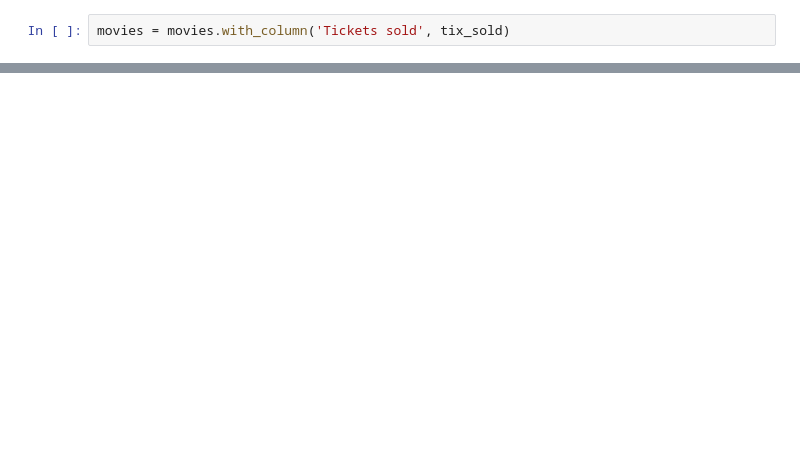
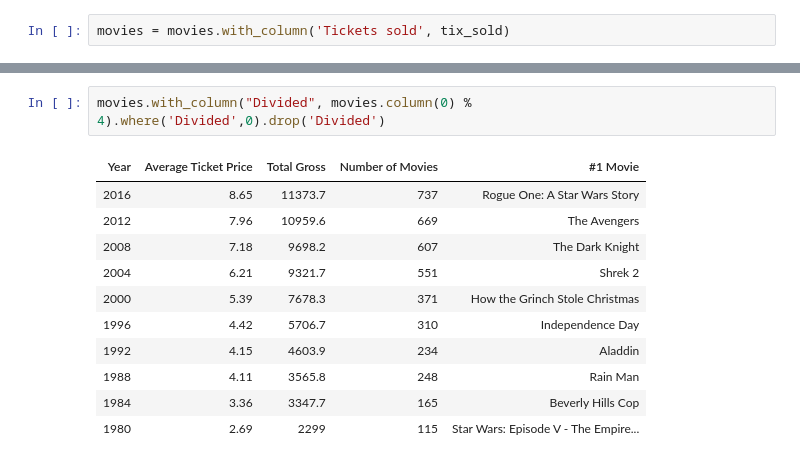
Before and after one commit to AUP-CS2065/lecture, a Jupyter notebook: lec02.ipynb, the cells around one changed output, grey strips where cells are left out. Cells and saved outputs as stored; diff of their text form; blank space fills up the shorter version.

```diff
--- a/lec02.ipynb
+++ b/lec02.ipynb
@@ -439,0 +769,14 @@ movies.take(np.arange(2, 5))
+# %%
+movies.with_column("Divided", movies.column(0) % 4).where('Divided',0).drop('Divided')
+# %% [output]
+| Year | Average Ticket Price | Total Gross | Number of Movies | #1 Movie |
+| 2016 | 8.65 | 11373.7 | 737 | Rogue One: A Star Wars Story |
+| 2012 | 7.96 | 10959.6 | 669 | The Avengers |
+| 2008 | 7.18 | 9698.2 | 607 | The Dark Knight |
+| 2004 | 6.21 | 9321.7 | 551 | Shrek 2 |
+| 2000 | 5.39 | 7678.3 | 371 | How the Grinch Stole Christmas |
+| 1996 | 4.42 | 5706.7 | 310 | Independence Day |
+| 1992 | 4.15 | 4603.9 | 234 | Aladdin |
+| 1988 | 4.11 | 3565.8 | 248 | Rain Man |
+| 1984 | 3.36 | 3347.7 | 165 | Beverly Hills Cop |
+| 1980 | 2.69 | 2299 | 115 | Star Wars: Episode V - The Empire... |
```
Also changed, not shown: parts of 89 cells of this notebook, 1 other file.
